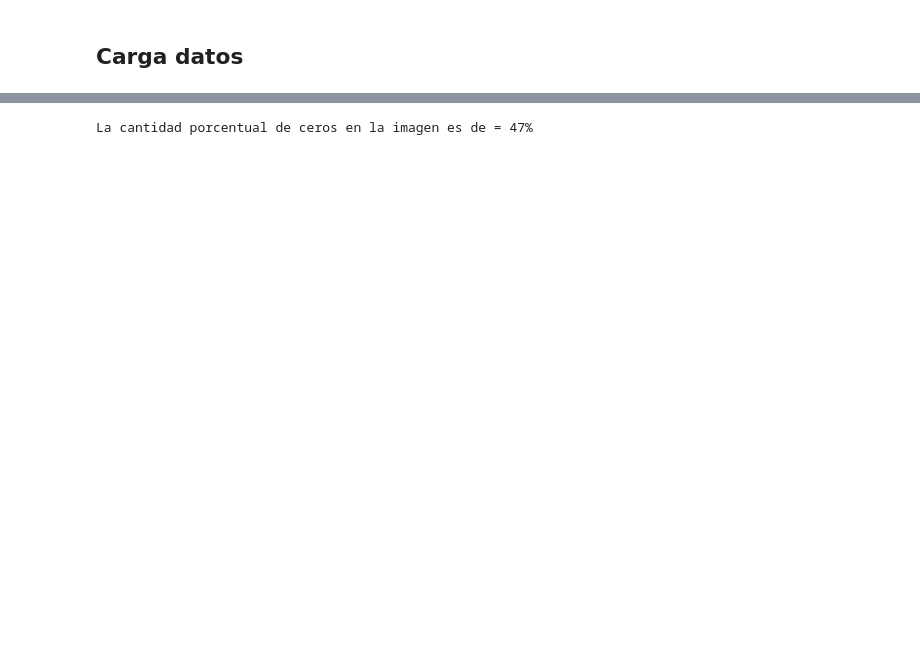
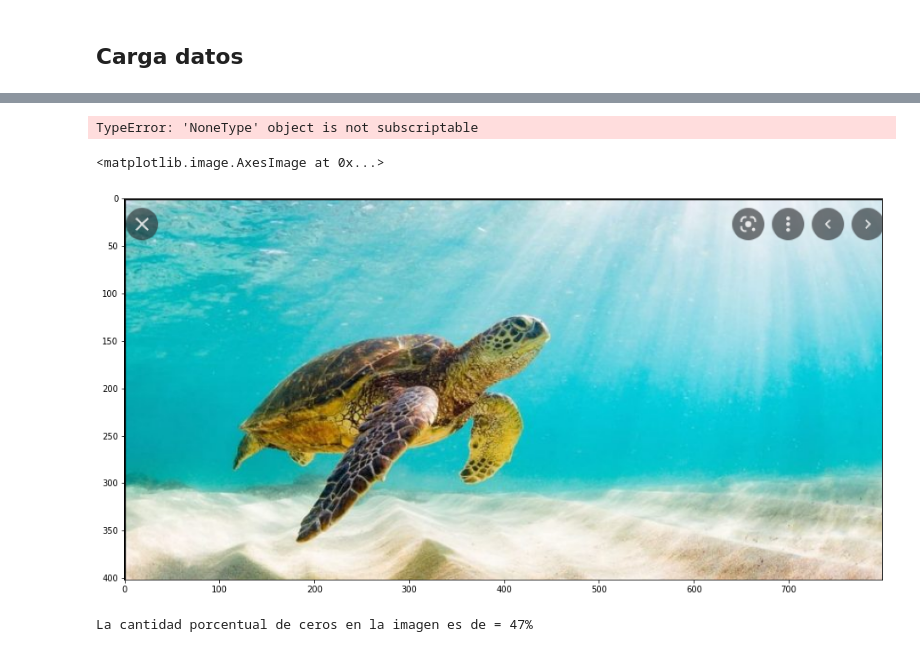
Before and after one commit to juanorion1/reduccion_imagenes_astronomicas, a Jupyter notebook: Notebooks/Prueba_Funciones.ipynb, the cells around one changed output, grey strips where cells are left out. Saved outputs shown, nothing was run; the diff lists cells and outputs as text; code cells hidden in the pictures; blank space fills up the shorter version.

```diff
--- a/Notebooks/Prueba_Funciones.ipynb
+++ b/Notebooks/Prueba_Funciones.ipynb
@@ -30,7 +35,17 @@ imagenes
  PosixPath('/home/juanorion/Repositorios/reduccion_imagenes_astronomicas/data/hst_08278_01_wfpc2_f555w_wf_drz.fits'),
  PosixPath('/home/juanorion/Repositorios/reduccion_imagenes_astronomicas/data/LReduced.fits'),
  PosixPath('/home/juanorion/Repositorios/reduccion_imagenes_astronomicas/data/media_files_STRIPE82-0007-3.8793636368877404--0.8015460191427091-200_R.fits.fz')]
+# %%
+img = cv2.imread(str(imagenes[4]), cv2.IMREAD_COLOR)
+img_rgb = img[...,::-1]
+# %% [output]
+TypeError: 'NoneType' object is not subscriptable
+# %%
+img_rgb_cv = cv2.cvtColor(img, cv2.COLOR_BGR2RGB)
 # %%
-# if img.astype(np.uint8).dtype == "uint8":
-#     print("ok")
+plt.figure(figsize = (16,9))
+plt.imshow(img_rgb_cv)
+# %% [output]
+<matplotlib.image.AxesImage at 0x...>
+[figure, added]
 # %%
```
Also changed, not shown: parts of 11 cells of this notebook, 3 other files.
